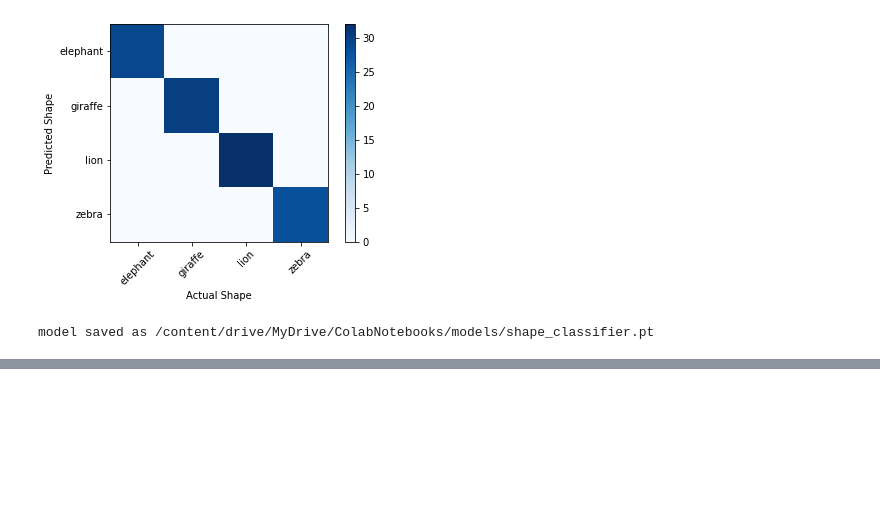
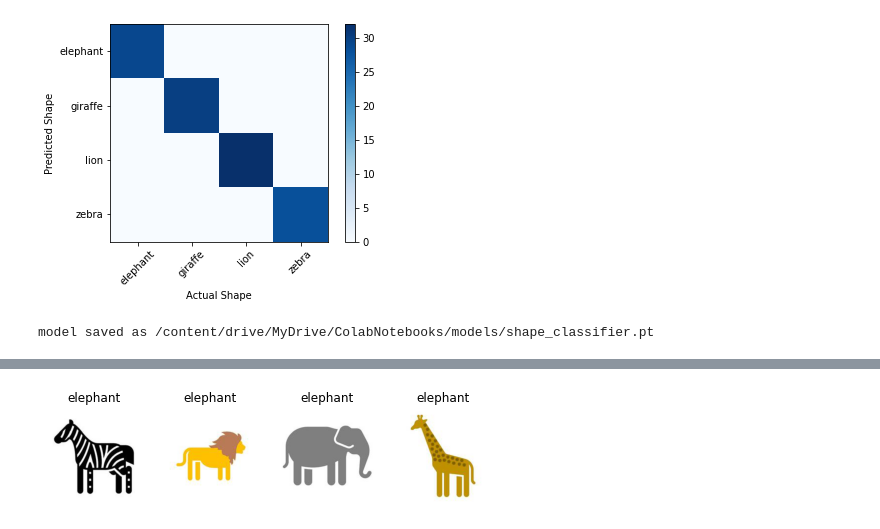
Before and after one commit to kjlee311/ml-basics, a Jupyter notebook: 05b_Convolutional_Neural_Networks_(PyTorch).ipynb, the cells around one changed output, grey strips where cells are left out. Cells and saved outputs as stored; diff of their text form; code cells hidden in the pictures; blank space fills up the shorter version.

```diff
--- a/05b_Convolutional_Neural_Networks_(PyTorch).ipynb
+++ b/05b_Convolutional_Neural_Networks_(PyTorch).ipynb
@@ -402,0 +322,37 @@ RuntimeError: ignored
+# %%
+# 8. Use the trained model
+# Function to predict the class of an image
+def predict_image(classifier, image):
+    import numpy
+
+    # Default value
+    index = 0
+
+    # !!Add your code here to predict an image class from your model!!
+
+    # Return the predicted index
+    return index
+
+
+# Load your model
+model = 'Load Your Model'
+
+# The images are in the data/shapes folder
+test_data_path = '/content/drive/MyDrive/ColabNotebooks/challenges/data/safari/test'
+
+# Show the test images with predictions
+fig = plt.figure(figsize=(8, 12))
+i = 0
+for img_file in os.listdir(test_data_path):
+    i+=1
+    img_path = os.path.join(test_data_path, img_file)
+    img = mpimg.imread(img_path)
+    # Get the image class prediction
+    index = predict_image(model, np.array(img))
+    a=fig.add_subplot(1, len(classes),i)
+    a.axis('off')
+    imgplot = plt.imshow(img)
+    a.set_title(classes[index])
+plt.show()
+# %% [output]
+[figure, added]
```
Also changed, not shown: parts of 1 cell of this notebook.
